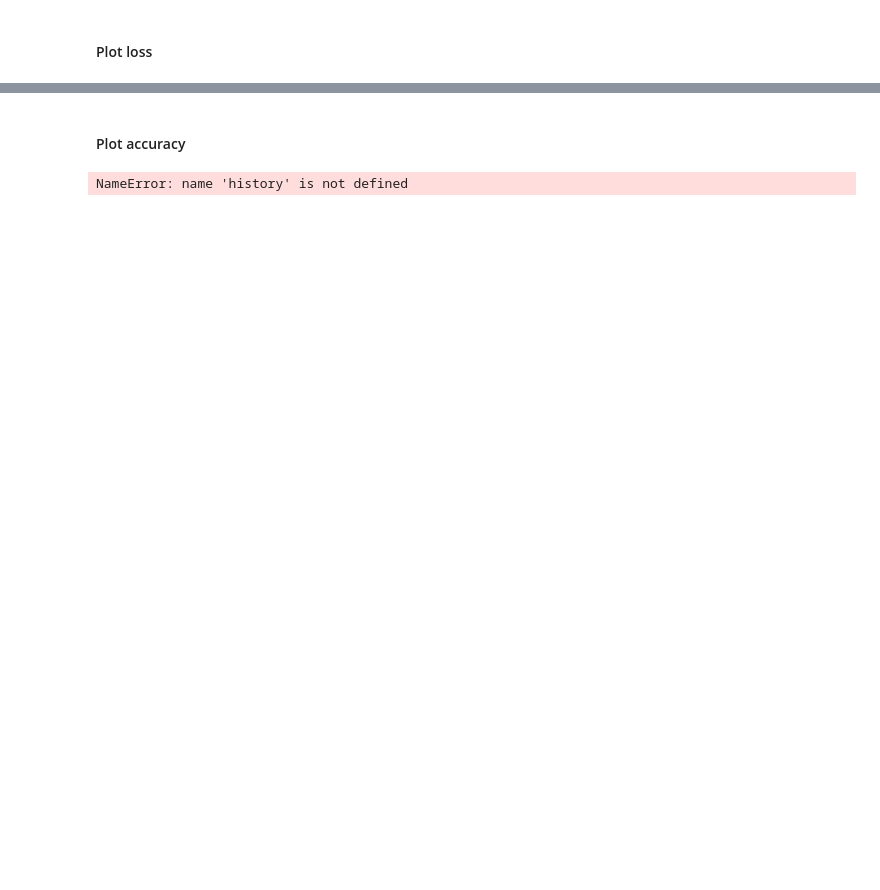
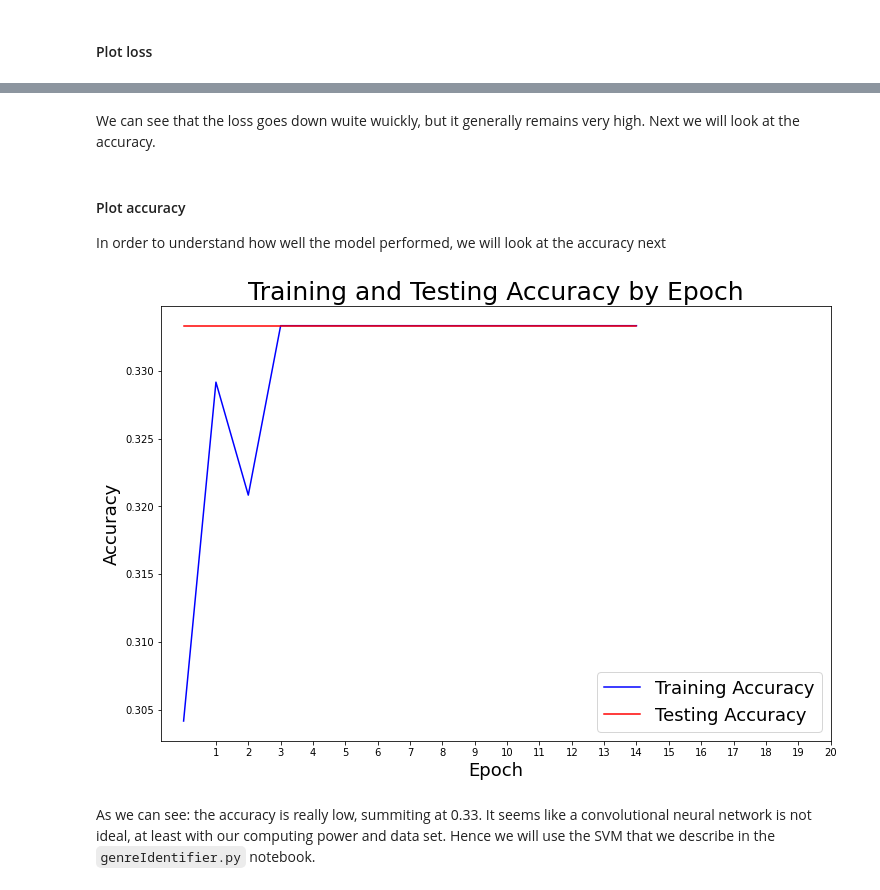
Before and after one commit to zunzer/music_driven_kinematics_in_humanoid_robots, a Jupyter notebook: programming-humanoid-robot-in-python/project/music_recognition/NN_classification/convNet.ipynb, the cells around one changed output, grey strips where cells are left out. Drawn from its saved outputs; the diff is of its cells as text; code cells hidden in the pictures; blank space fills up the shorter version.

Commit message:
cleaned convNet notebook

````diff
--- a/programming-humanoid-robot-in-python/project/music_recognition/NN_classification/convNet.ipynb
+++ b/programming-humanoid-robot-in-python/project/music_recognition/NN_classification/convNet.ipynb
@@ -88,5 +88,5 @@ ParameterError: mu-law input x=[-0.73689854 -1.0800318  -0.9519966  ...  0.04290
 
 In this step we get the data and write it to files in order to be faster in the later steps
 # %%
-GENRES = ['blues', 'classical', 'country', 'disco', 'hiphop', 'jazz', 'metal', 'pop', 'reggae', 'rock']
-#GENRES = ['classical', 'jazz', 'metal']
+#GENRES = ['blues', 'classical', 'country', 'disco', 'hiphop', 'jazz', 'metal', 'pop', 'reggae', 'rock']
+GENRES = ['classical', 'jazz', 'metal']
@@ -119,5 +93,5 @@ KeyboardInterrupt:
 # %%
-def extract_mel_spectrogram():
+def extract_mfcc():
     all_features = []
     all_labels = []
 
@@ -127,17 +101,17 @@ def extract_mel_spectrogram():
         print('Processing %d songs in %s genre...' % (len(sound_files), genre))
         for file in sound_files:
             # Loading in the audio file
-            y, sr = librosa.core.load(file)
+            #y, sr = librosa.core.load(file)
+            y, sr = compress_filter(file)
 
-            # Computing the mel spectrograms
-            spect = librosa.feature.melspectrogram(y=y, sr=sr, n_fft=2048, hop_length=1024)
-            spect = librosa.power_to_db(spect, ref=np.max)
+            # Computing the MFCC
+            mfcc = librosa.feature.mfcc(filtered_mp3)
+            mfcc /= np.amax(np.absolute(mfcc))
 
             # Adjusting the size to be 128 x 660
-            if spect.shape[1] != 660:
-                spect.resize(128,660, refcheck=False)
+            mfcc = np.resize(mfcc, (128,660))
 
-            all_features.append(spect)
+            all_features.append(mfcc)
             all_labels.append(genre)
 
     # convert labels to one-hot encoding
@@ -408,4 +136,4 @@ Processing 100 songs in rock genre...
 # %%
 # Using the function to read and extract mel spectrograms from the GTZAN Genre Dataset audio files
-X, y = extract_mel_spectrogram()
+X, y = extract_mfcc()
 # %% [output]
@@ -467,7 +191,7 @@ cnn_model.add(Dense(64, activation='relu'))
 cnn_model.add(Dropout(0.25))
 
 # Adding an output layer
-cnn_model.add(Dense(10, activation='softmax'))
+cnn_model.add(Dense(len(GENRES), activation='softmax'))
 
 # Compiling our neural network
 cnn_model.compile(loss='categorical_crossentropy',
@@ -510,23 +248,28 @@ plt.legend(fontsize = 18);
+# %% [markdown]
+We can see that the loss goes down wuite wuickly, but it generally remains very high. Next we will look at the accuracy.
 # %% [markdown]
 #### Plot accuracy
+In order to understand how well the model performed, we will look at the accuracy next
 # %%
 # Check out our train accuracy and test accuracy over epochs.
-train_loss = history.history['accuracy']
-test_loss = history.history['val_accuracy']
+train_loss = history.history['acc']
+test_loss = history.history['val_acc']
 
 # Set figure size.
 plt.figure(figsize=(12, 8))
 
 # Generate line plot of training, testing loss over epochs.
 plt.plot(train_loss, label='Training Accuracy', color='blue')
 plt.plot(test_loss, label='Testing Accuracy', color='red')
 
 # Set title
 plt.title('Training and Testing Accuracy by Epoch', fontsize = 25)
 plt.xlabel('Epoch', fontsize = 18)
 plt.ylabel('Accuracy', fontsize = 18)
 plt.xticks(range(1,21), range(1,21))
 
 plt.legend(fontsize = 18);
 # %% [output]
-NameError: name 'history' is not defined
+[figure, added]
+# %% [markdown]
+As we can see: the accuracy is really low, summiting at 0.33. It seems like a convolutional neural network is not ideal, at least with our computing power and data set. Hence we will use the SVM that we describe in the ```genreIdentifier.py``` notebook.
````
Also changed, not shown: parts of 18 cells of this notebook, 1 other file.
